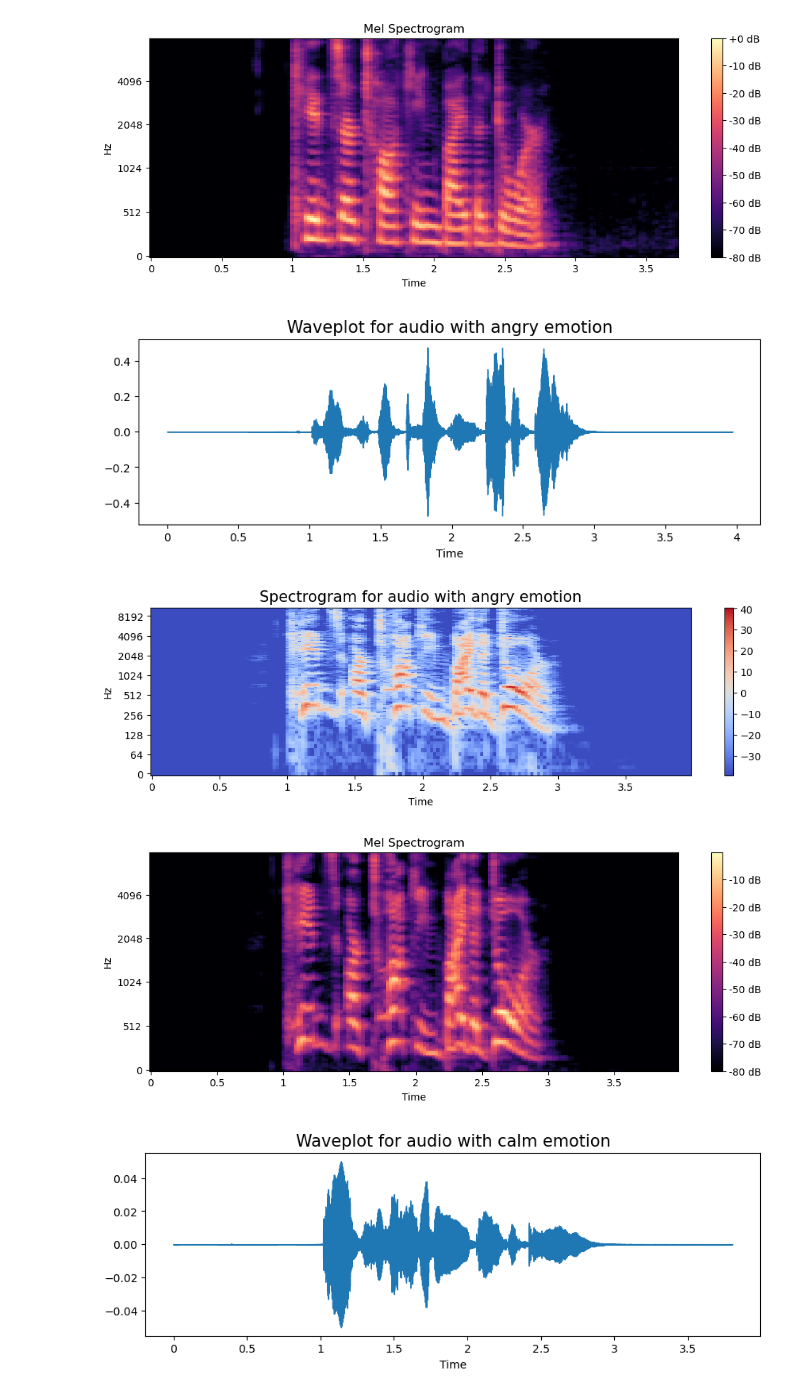
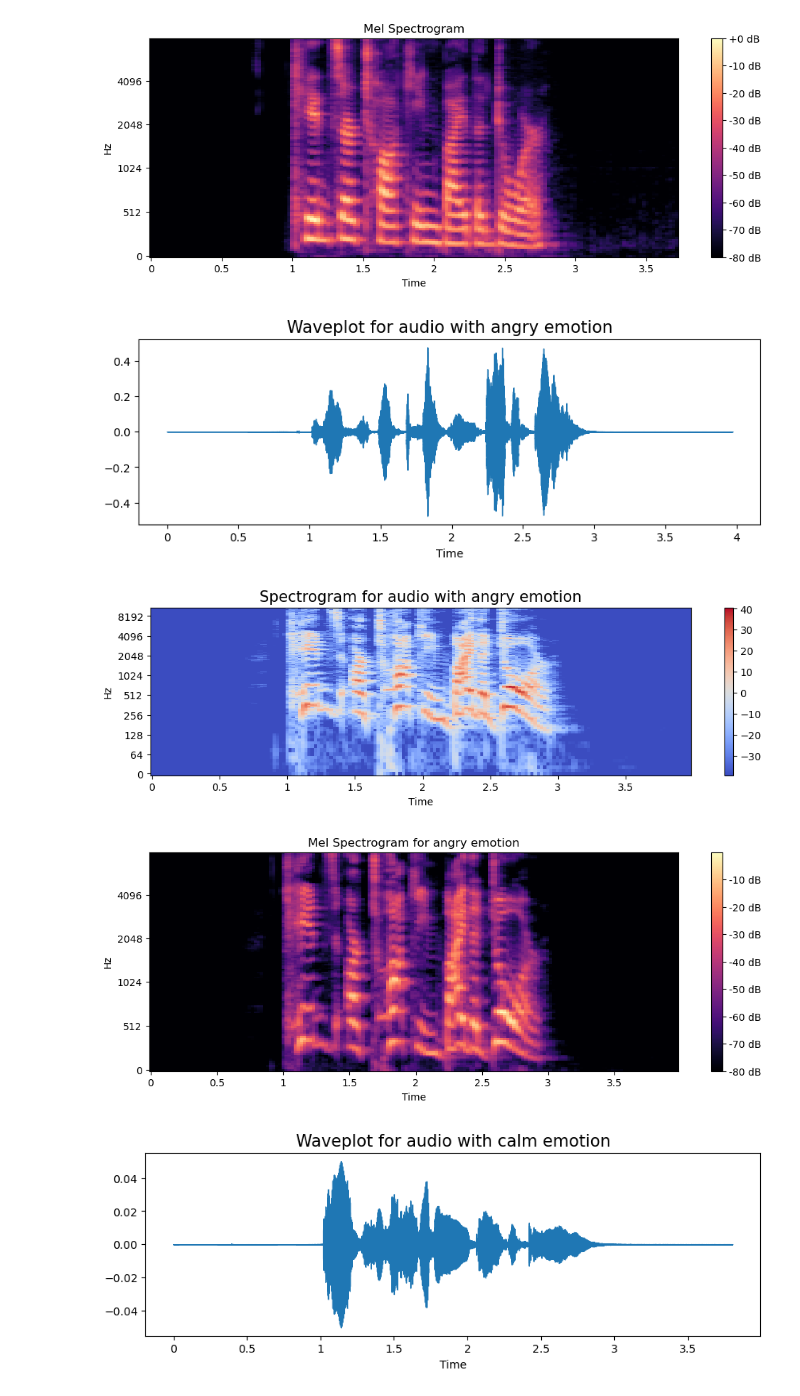
Before and after one commit to adrianwclement/speech-emotion-recognition, a Jupyter notebook: project.ipynb, the cells around one changed output. Cells and saved outputs as stored; diff of their text form; code cells hidden in the pictures.

```diff
--- a/project.ipynb
+++ b/project.ipynb
@@ -288,35 +288,35 @@ plt.show()
 # %%
 emotion='angry'
 path = np.array(data_path.Path[data_path.Emotions==emotion])[1]
 data, sampling_rate = librosa.load(path)
 create_waveplot(data, sampling_rate, emotion)
 create_spectrogram(data, sampling_rate, emotion)
 Audio(path)
 
 S = librosa.feature.melspectrogram(
     y=data,
     sr=sampling_rate,
     n_mels=128,
     fmax=8000
 )
 
 S_dB = librosa.power_to_db(S, ref=np.max)
 
 plt.figure(figsize=(12, 4))
 librosa.display.specshow(
     S_dB,
     sr=sampling_rate,
     x_axis="time",
     y_axis="mel",
     fmax=8000
 )
 plt.colorbar(format="%+2.0f dB")
-plt.title("Mel Spectrogram")
+plt.title("Mel Spectrogram for angry emotion")
 plt.show()
 # %% [output]
 [figure]
 [figure]
-[figure, old version]
+[figure, new version]
 # %%
 emotion='calm'
 path = np.array(data_path.Path[data_path.Emotions==emotion])[1]
```
Also changed, not shown: parts of 5 cells of this notebook.
